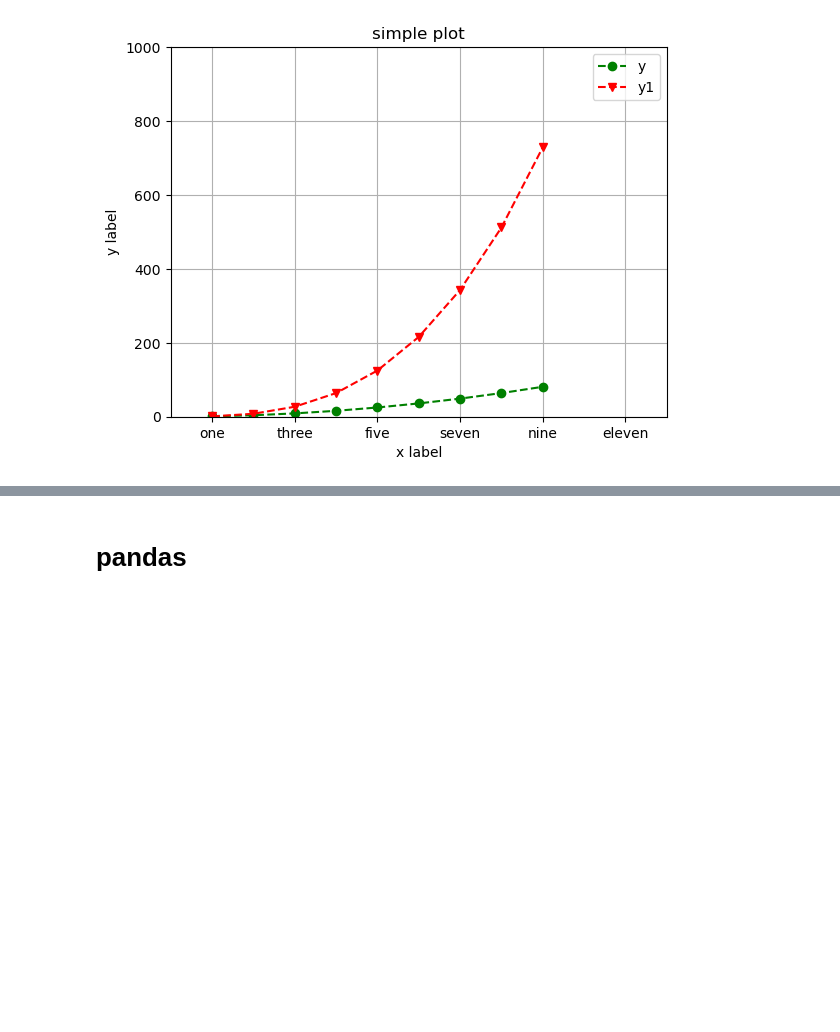
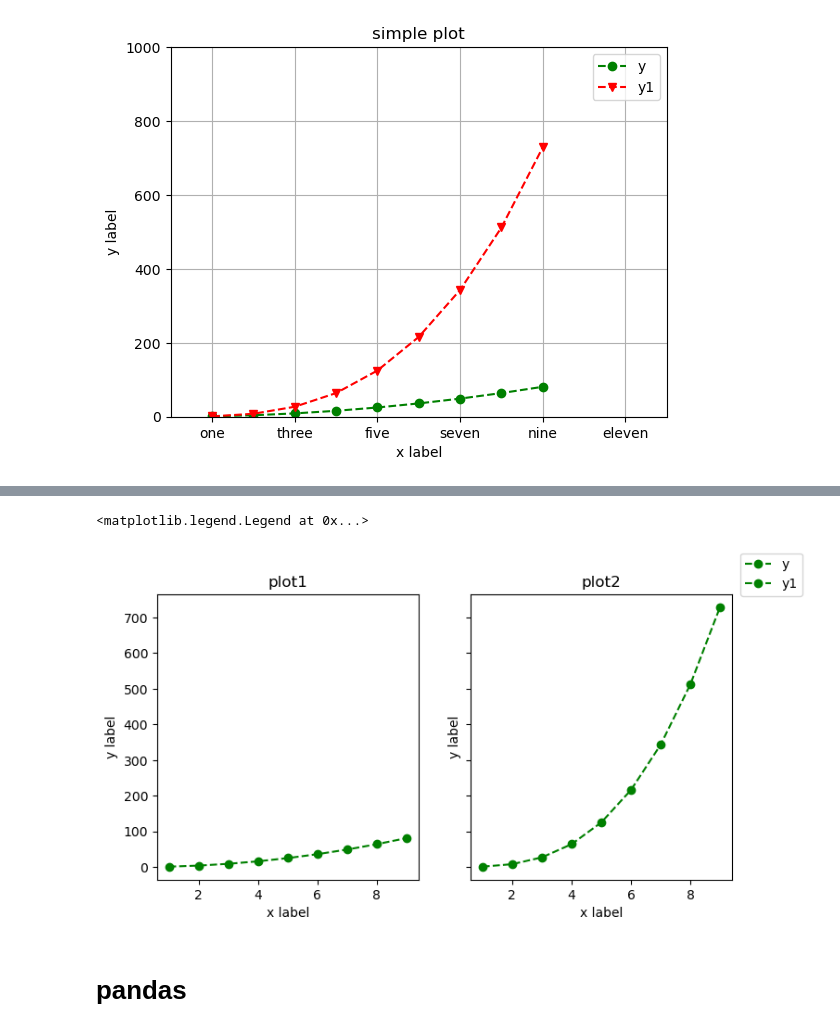
Before and after one commit to STAT2255/2023, a Jupyter notebook: notes/note11_Visualization.ipynb, the cells around one changed output, grey strips where cells are left out. Saved outputs shown, nothing was run; the diff lists cells and outputs as text; code cells hidden in the pictures; blank space fills up the shorter version.

```diff
--- a/notes/note11_Visualization.ipynb
+++ b/notes/note11_Visualization.ipynb
@@ -262,3 +277,23 @@ plt.savefig('example.png', dpi=400, bbox_inches='tight', facecolor="white")
+# %%
+fig, axs = plt.subplots(1, 2, figsize = (8,4), sharey=True)
+
+# plot 1
+axs1 = axs[0]
+axs1.plot(x,y, linestyle = '--', color = 'g', marker = 'o', label = 'y')
+axs1.set_xlabel("x label")
+axs1.set_ylabel("y label")
+axs1.set_title("plot1")
+
+axs2 = axs[1]
+axs2.plot(x,y1, linestyle = '--', color = 'g', marker = 'o', label = 'y1')
+axs2.set_xlabel("x label")
+axs2.set_ylabel("y label")
+axs2.set_title("plot2")
+
+fig.legend()
+# %% [output]
+<matplotlib.legend.Legend at 0x...>
+[figure, added]
 # %%
 help(plt.savefig)
 # %% [markdown]
```
Also changed, not shown: parts of 27 cells of this notebook.
